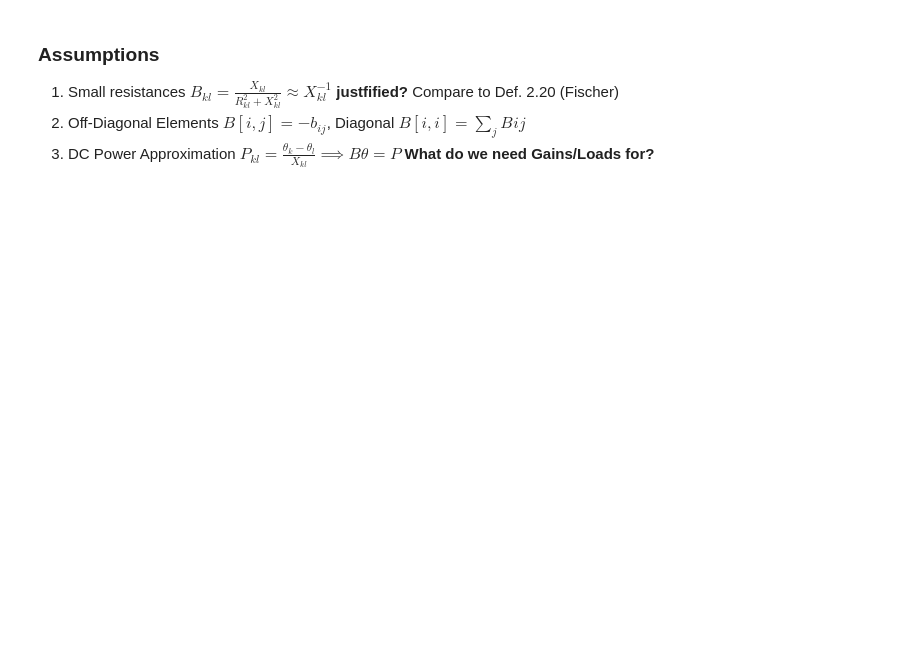
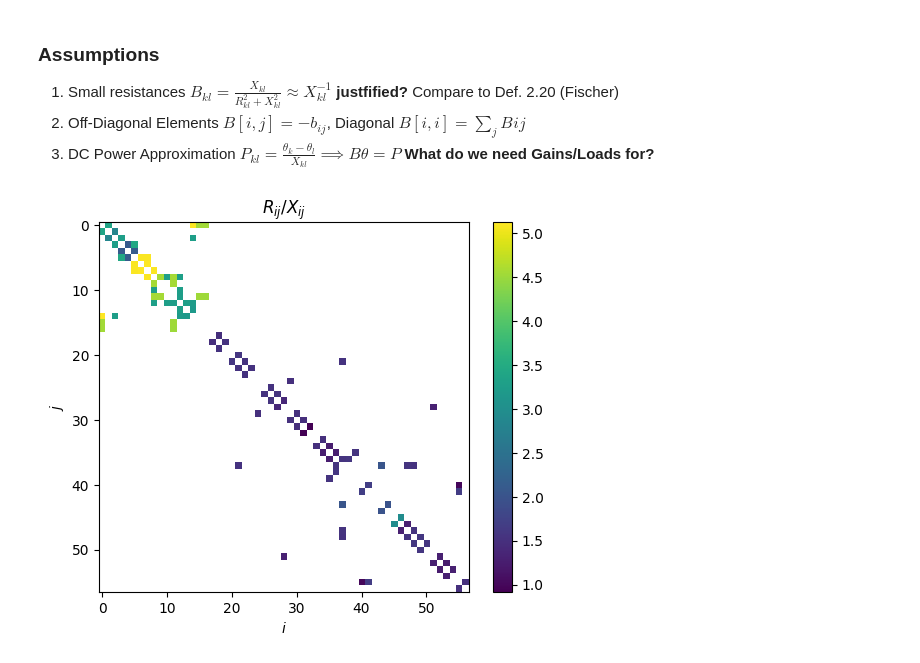
Before and after one commit to DerEinverleiber/UCP-PaperV2, a Jupyter notebook: paper_results.ipynb, the cells around one changed output. Drawn from its saved outputs; the diff is of its cells as text; code cells hidden in the pictures; blank space fills up the shorter version.

```diff
--- a/paper_results.ipynb
+++ b/paper_results.ipynb
@@ -4,5 +4,46 @@
 1. Small resistances $B_{kl} = \frac{X_{kl}}{R^2_{kl}+X_{kl}^2} \approx X_{kl}^{-1}$ **justfified?** Compare to Def. 2.20 (Fischer)
 2. Off-Diagonal Elements $B[i,j] = - b_{ij}$, Diagonal $B[i,i] = \sum_j B_{}ij$
 3. DC Power Approximation $P_{kl} = \frac{\theta_k - \theta_l}{X_{kl}} \implies B \theta = P$ **What do we need Gains/Loads for?**
+# %%
+from powergrid import *
+import networkx as nx
+import matplotlib.pyplot as plt
+
+
+# Justifying small resistance approxmation -> Plot R_kl / X_kl
+branch_data = np.loadtxt('data/ieee57_branch.csv', delimiter=',', skiprows=1, dtype=str)
+tap_bus_number = np.array(branch_data[:, 0], dtype=float) # units?
+z_bus_number = np.array(branch_data[:, 1], dtype=float) #
+reactances = np.array(branch_data[:, 7], dtype=float)
+resistances = np.array(branch_data[:, 6], dtype=float)
+
+branches_reactance = [Branch(tap_bus_number[i], z_bus_number[i], reactances[i]) for i in range(len(branch_data))]
+branches_resistance = [Branch(tap_bus_number[i], z_bus_number[i], resistances[i]) for i in range(len(branch_data))]
+
+n = PowerGrid.ieee57().n
+
+def susceptance_graph(branches: list[Branch]):
+        edges = [(branch.from_bus-1, branch.to_bus-1) for branch in branches] # switch to 0-indexing
+        rows, cols = zip(*edges)
+        susceptances = [1/(branch.reactance) for branch in branches] # Assuming small resistances
+        graph = csr_matrix((susceptances, (rows, cols)), shape=(n, n))  # Undirected Graph with weights corresponding to susceptances
+        graph += graph.T
+        return graph
+
+reactance_graph = susceptance_graph(branches_reactance)
+resistance_graph = susceptance_graph(branches_resistance)
+
+resistance_graph
+
+ratios = resistance_graph / reactance_graph
+
+plt.imshow(ratios)
+plt.colorbar()
+plt.xlabel(r'$i$')
+plt.ylabel(r'$j$')
+plt.title(r'$R_{ij}/X_{ij}$')
+plt.show()
+# %% [output]
+[figure, added]
 # %%
 #Plot Power Grid Graph
```
Also changed, not shown: parts of 1 cell of this notebook, 1 other file.
